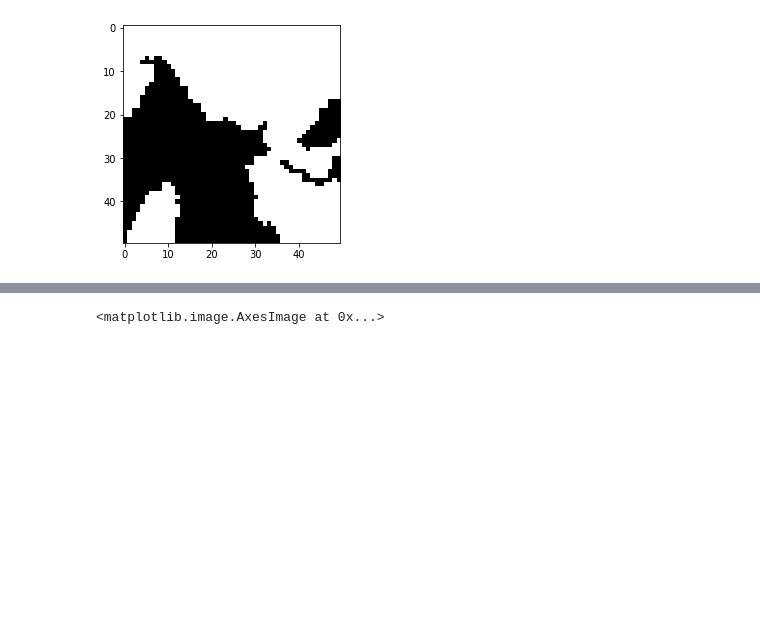
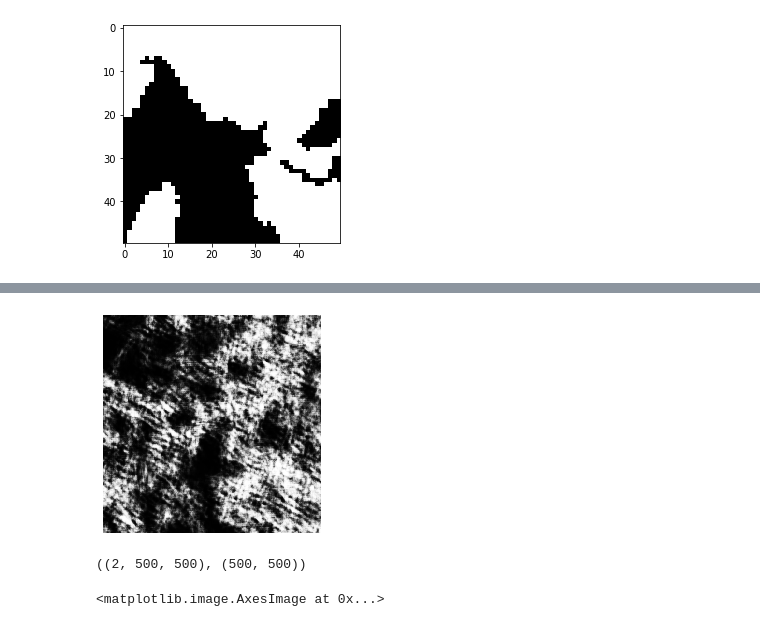
Before and after one commit to tsukiyashirokisaki/dp780, a Jupyter notebook: saliency.ipynb, the cells around one changed output, grey strips where cells are left out. Saved outputs shown, nothing was run; the diff lists cells and outputs as text; code cells hidden in the pictures; blank space fills up the shorter version.

```diff
--- a/saliency.ipynb
+++ b/saliency.ipynb
@@ -124,0 +122,8 @@ new_map=torch.zeros([X_.shape[0],h,w])
+# %%
+plt.imshow(new_map_2[1],cmap="gray")
+plt.axis("off")
+# plt.show()
+# plt.imshow(new_map[1],cmap="gray")
+plt.savefig("output/20201109_451451_2.png",bbox_inches='tight',pad_inches=0,dpi=600)
+# %% [output]
+[figure, added]
@@ -125,3 +141,7 @@ new_map=torch.zeros([X_.shape[0],h,w])
+# %%
+sum_map.shape,times.shape
+# %% [output]
+((2, 500, 500), (500, 500))
 # %%
 h=w=500
 times=np.zeros([h,w])
```
Also changed, not shown: parts of 10 cells of this notebook, 1 other file.
